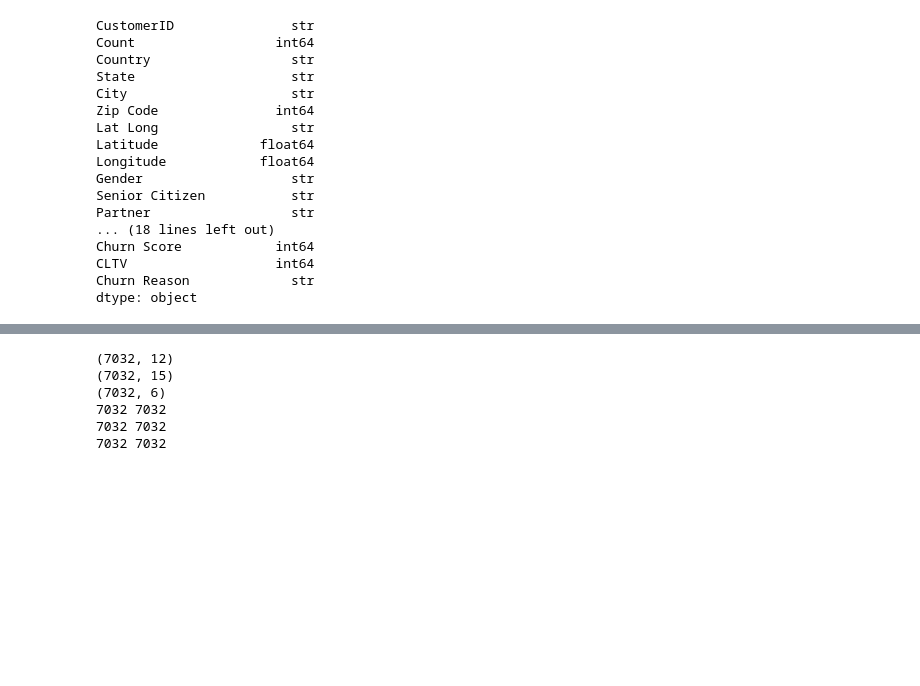
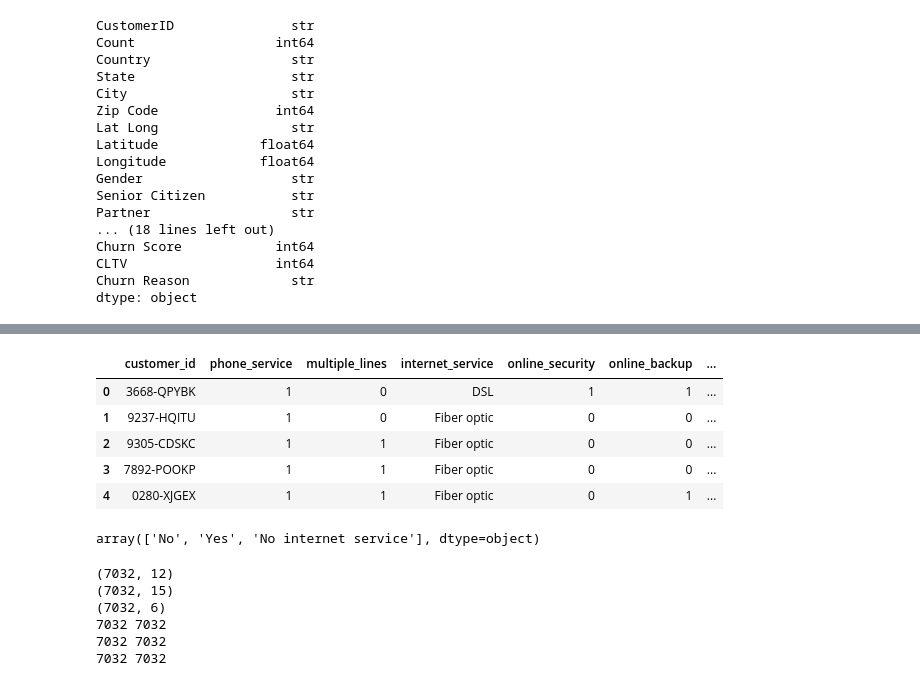
Before and after one commit to tdhorvathds/churn-prediction-dashboard, a Jupyter notebook: notebooks/01_data_cleaning.ipynb, the cells around one changed output, grey strips where cells are left out. Drawn from its saved outputs; the diff is of its cells as text; code cells hidden in the pictures; blank space fills up the shorter version.

```diff
--- a/notebooks/01_data_cleaning.ipynb
+++ b/notebooks/01_data_cleaning.ipynb
@@ -192,4 +192,17 @@ bool_cols_customers = ["senior_citizen", "partner", "dependents"]
 
 for col in bool_cols_customers:
     customers[col] = customers[col].astype(str).str.strip().map({"Yes": 1, "No": 0})
+# %%
+services.head()
+# %% [output]
+|  | customer_id | phone_service | multiple_lines | internet_service | online_security | online_backup | ... |
+| 0 | 3668-QPYBK | 1 | 0 | DSL | 1 | 1 | ... |
+| 1 | 9237-HQITU | 1 | 0 | Fiber optic | 0 | 0 | ... |
+| 2 | 9305-CDSKC | 1 | 1 | Fiber optic | 0 | 0 | ... |
+| 3 | 7892-POOKP | 1 | 1 | Fiber optic | 0 | 0 | ... |
+| 4 | 0280-XJGEX | 1 | 1 | Fiber optic | 0 | 1 | ... |
+# %%
+services['tech_support'].unique()
+# %% [output]
+array(['No', 'Yes', 'No internet service'], dtype=object)
 # %%
```
Also changed, not shown: parts of 4 cells of this notebook, 7 other files.
